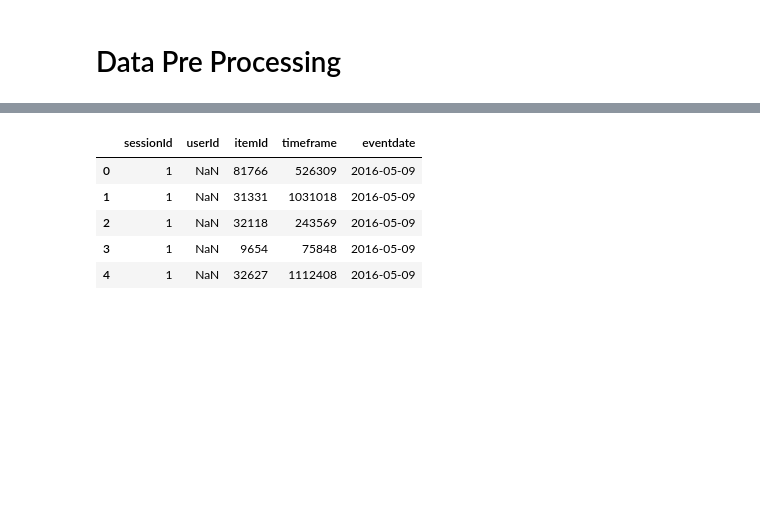
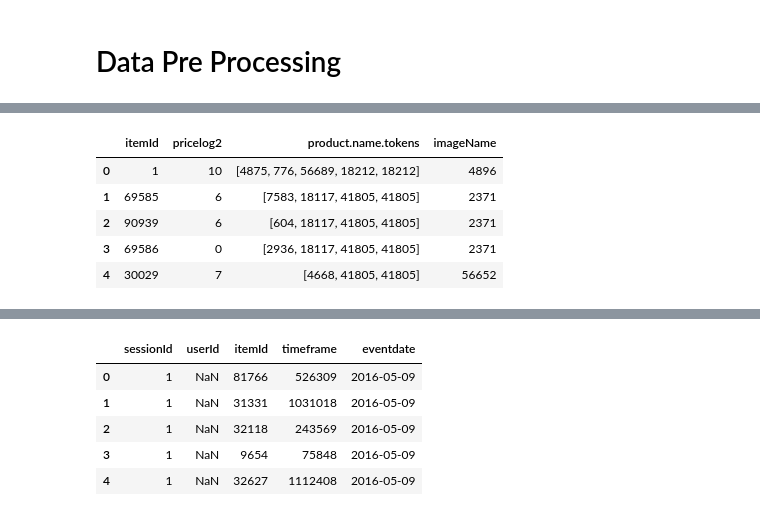
Before and after one commit to abindhar/CSCE-670---COURSE-PROJECT, a Jupyter notebook: src/GraphEmbedding.ipynb, the cells around one changed output, grey strips where cells are left out. Cells and saved outputs as stored; diff of their text form; code cells hidden in the pictures; blank space fills up the shorter version.

```diff
--- a/src/GraphEmbedding.ipynb
+++ b/src/GraphEmbedding.ipynb
@@ -56,0 +57,9 @@ Data read took: 31.438726 seconds
+# %%
+products.head()
+# %% [output]
+|  | itemId | pricelog2 | product.name.tokens | imageName |
+| 0 | 1 | 10 | [4875, 776, 56689, 18212, 18212] | 4896 |
+| 1 | 69585 | 6 | [7583, 18117, 41805, 41805] | 2371 |
+| 2 | 90939 | 6 | [604, 18117, 41805, 41805] | 2371 |
+| 3 | 69586 | 0 | [2936, 18117, 41805, 41805] | 2371 |
+| 4 | 30029 | 7 | [4668, 41805, 41805] | 56652 |
```
Also changed, not shown: parts of 30 cells of this notebook.
